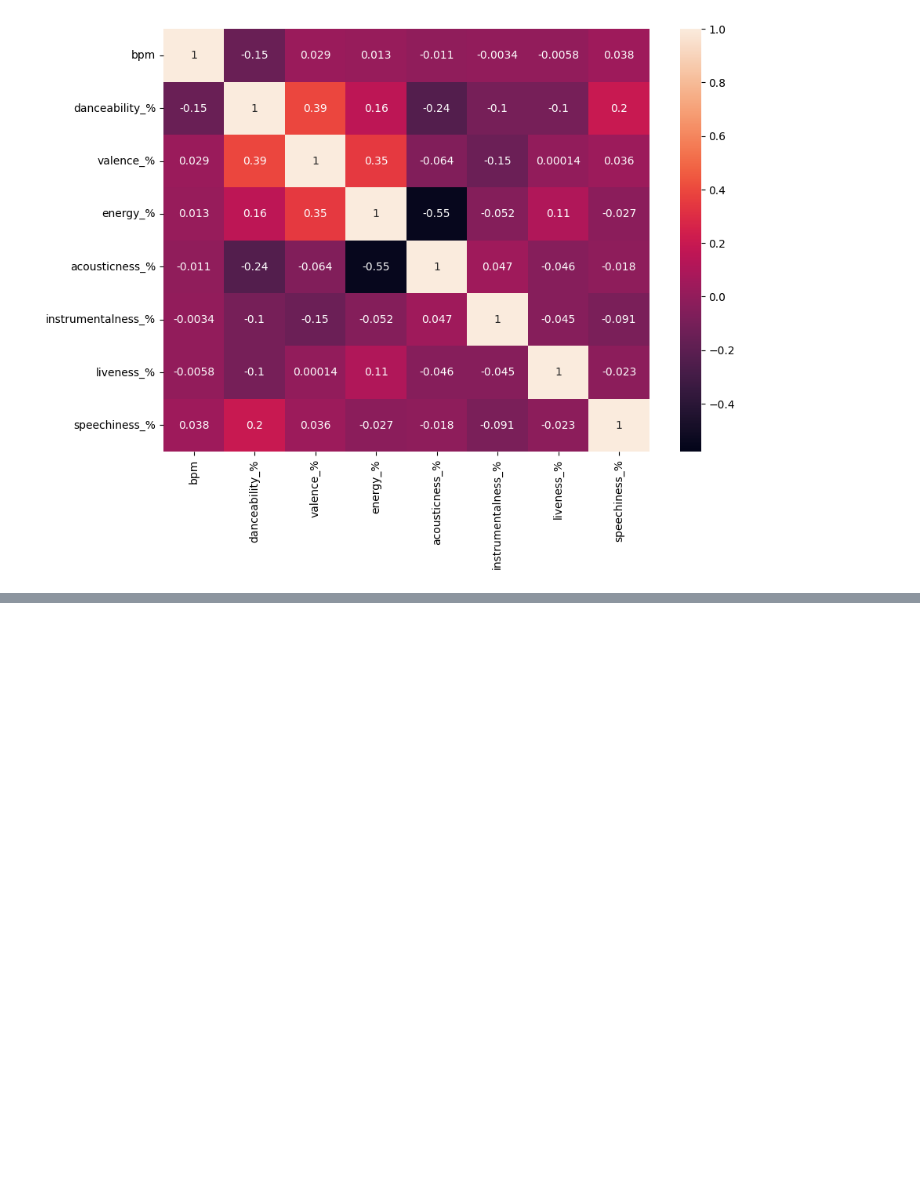
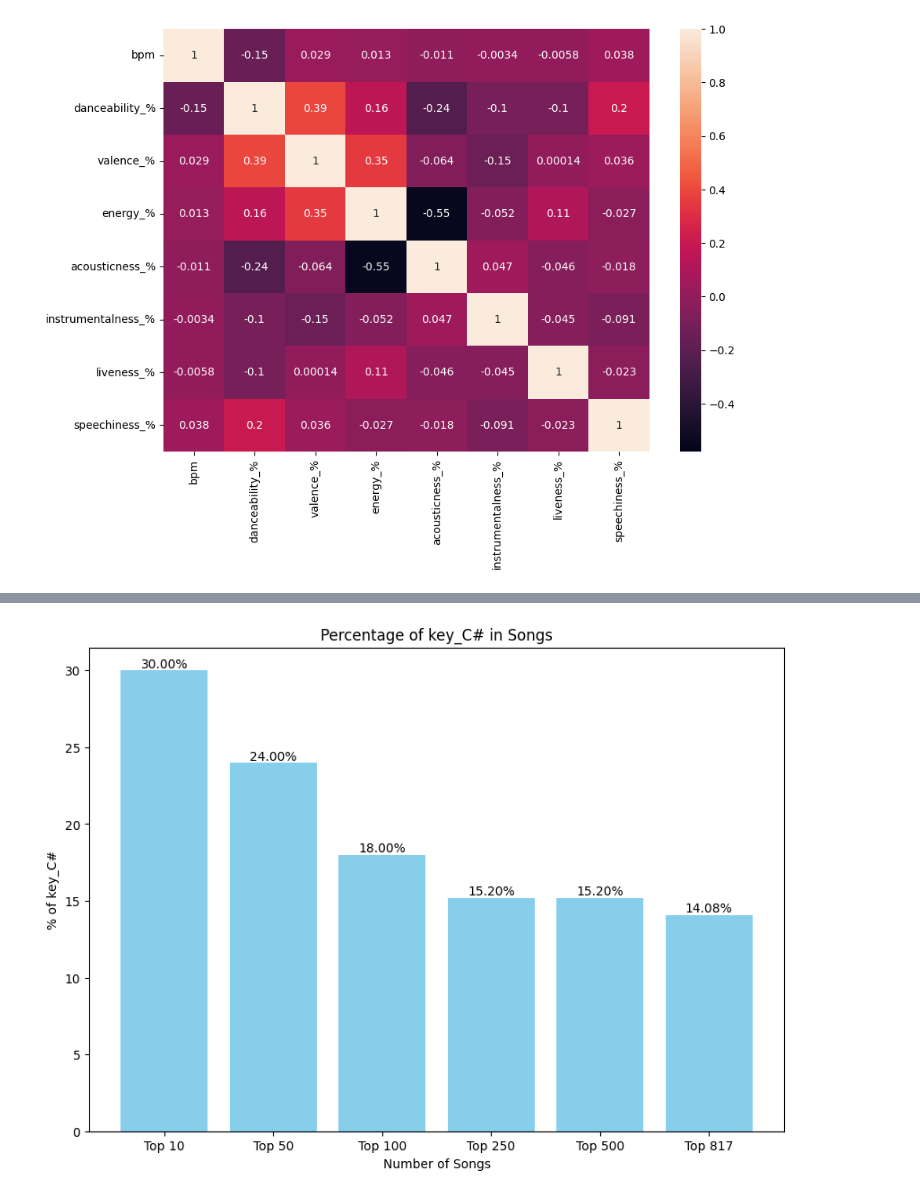
Before and after one commit to zina1t/Spotify-Charts-Data-Analysis, a Jupyter notebook: spotify.ipynb, the cells around one changed output, grey strips where cells are left out. Saved outputs shown, nothing was run; the diff lists cells and outputs as text; code cells hidden in the pictures; blank space fills up the shorter version.

```diff
--- a/spotify.ipynb
+++ b/spotify.ipynb
@@ -341,0 +336,22 @@ print(nan_values)
+# %%
+key_of_interest = 'key_C#'
+
+top_dataframes = [top_10_songs, top_50_songs, top_100_songs, top_250_songs, top_500_songs, top_817_songs]
+labels=['Top 10', 'Top 50', 'Top 100', 'Top 250', 'Top 500', 'Top 817']
+key_percentage = []
+
+for df in top_dataframes:
+    key_counts = df[key_columns].eq(1).sum()
+    key_percentage.append(key_counts[key_of_interest] / key_counts.sum() * 100)
+
+plt.figure(figsize=(10, 7))
+plt.bar(labels, key_percentage, color='skyblue')
+plt.xlabel('Number of Songs')
+plt.ylabel('% of key_C#')
+plt.title('Percentage of key_C# in Songs')
+
+for i, percentage in enumerate(key_percentage):
+  plt.text(i, percentage, f'{percentage:.2f}%', ha='center', va='bottom')
+plt.show()
+# %% [output]
+[figure, added]
```
Also changed, not shown: parts of 34 cells of this notebook.
